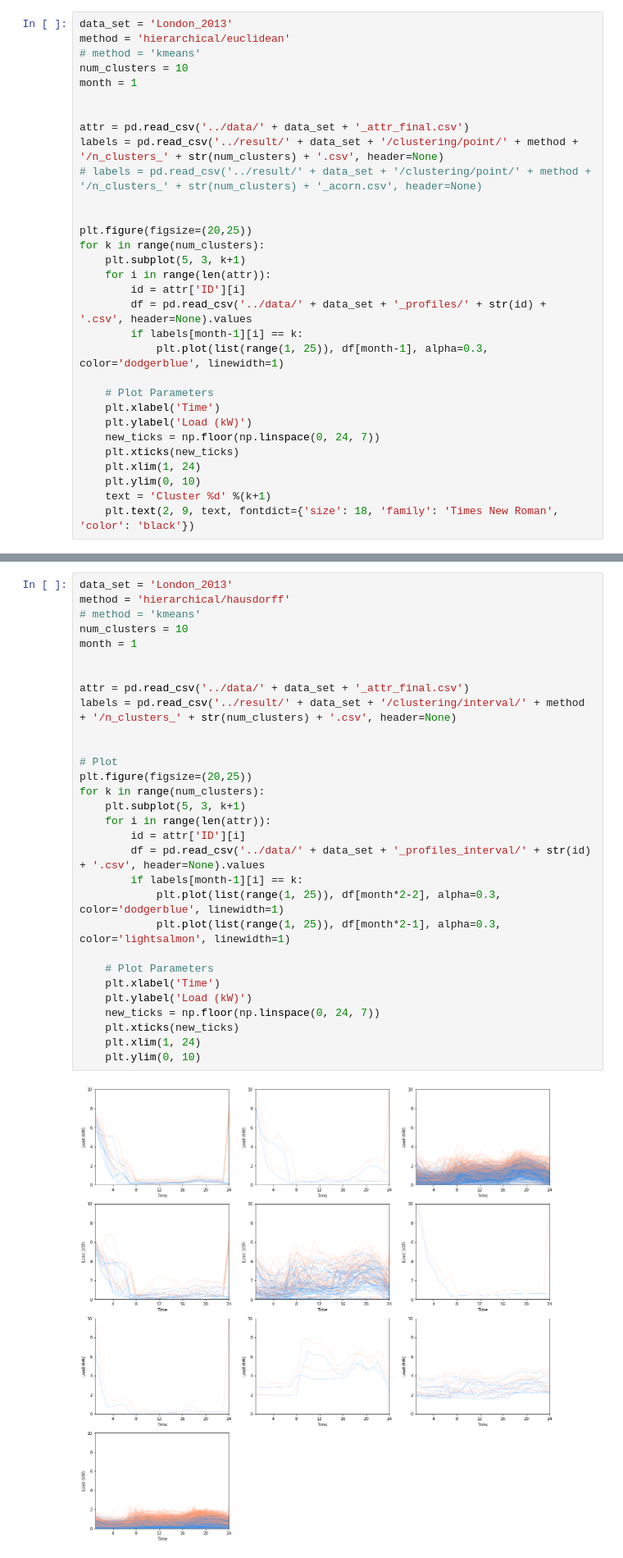
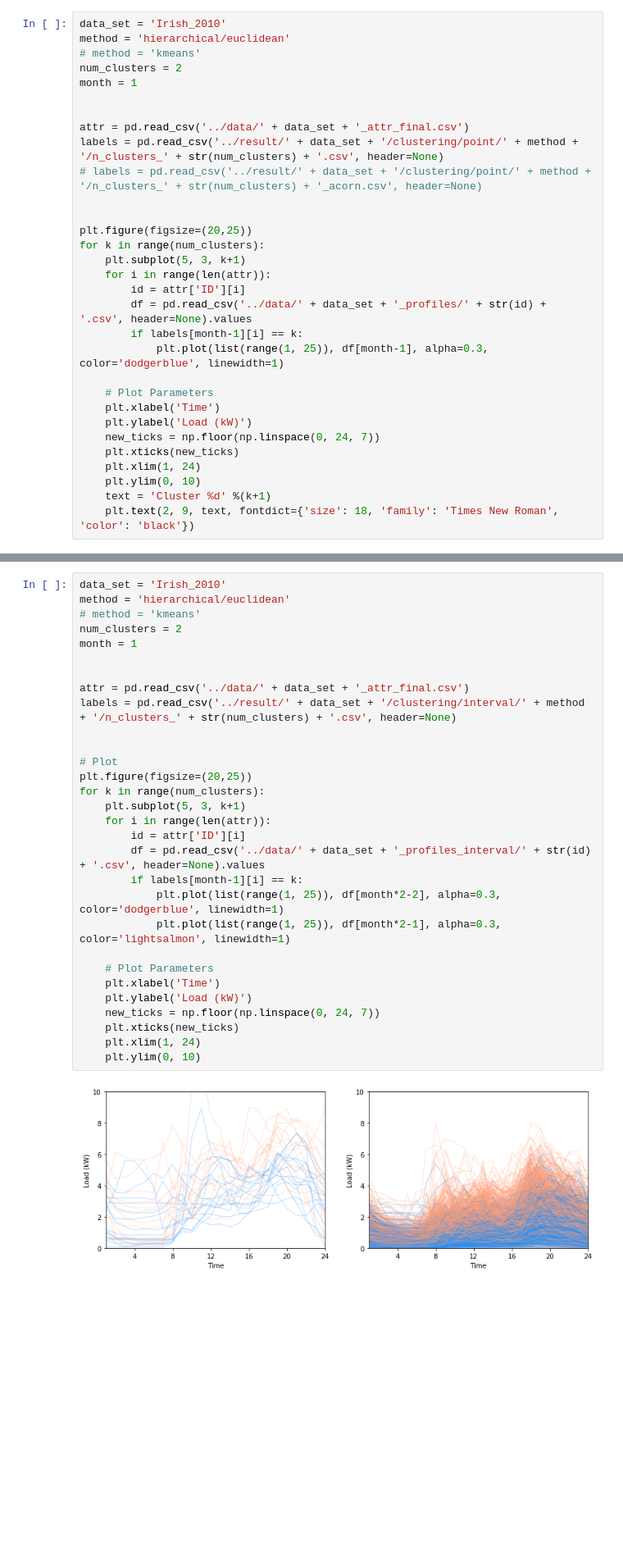
Before and after one commit to kaishxu/ProbabilisticLoadForecasting, a Jupyter notebook: plot/plot_clustering.ipynb, the cells around one changed output, grey strips where cells are left out. Shown at 82% size. Drawn from its saved outputs; the diff is of its cells as text; blank space fills up the shorter version.

```diff
--- a/plot/plot_clustering.ipynb
+++ b/plot/plot_clustering.ipynb
@@ -15,10 +15,10 @@ import numpy as np
 # %% [markdown]
 ## Plot (point)
 # %%
-data_set = 'London_2013'
+data_set = 'Irish_2010'
 method = 'hierarchical/euclidean'
 # method = 'kmeans'
-num_clusters = 10
+num_clusters = 2
 month = 1
 
 
@@ -50,37 +50,37 @@ for k in range(num_clusters):
 # %% [markdown]
 ## Plot (interval)
 # %%
-data_set = 'London_2013'
-method = 'hierarchical/hausdorff'
+data_set = 'Irish_2010'
+method = 'hierarchical/euclidean'
 # method = 'kmeans'
-num_clusters = 10
+num_clusters = 2
 month = 1
 
 
 attr = pd.read_csv('../data/' + data_set + '_attr_final.csv')
 labels = pd.read_csv('../result/' + data_set + '/clustering/interval/' + method + '/n_clusters_' + str(num_clusters) + '.csv', header=None)
 
 
 # Plot
 plt.figure(figsize=(20,25))
 for k in range(num_clusters):
     plt.subplot(5, 3, k+1)
     for i in range(len(attr)):
         id = attr['ID'][i]
         df = pd.read_csv('../data/' + data_set + '_profiles_interval/' + str(id) + '.csv', header=None).values
         if labels[month-1][i] == k:
             plt.plot(list(range(1, 25)), df[month*2-2], alpha=0.3, color='dodgerblue', linewidth=1)
             plt.plot(list(range(1, 25)), df[month*2-1], alpha=0.3, color='lightsalmon', linewidth=1)
 
     # Plot Parameters
     plt.xlabel('Time')
     plt.ylabel('Load (kW)')
     new_ticks = np.floor(np.linspace(0, 24, 7))
     plt.xticks(new_ticks)
     plt.xlim(1, 24)
     plt.ylim(0, 10)
 # %% [output]
-[figure, old version]
+[figure, new version]
 # %% [markdown]
 ## Plot Acorn groups
 # %%
```
Also changed, not shown: parts of 1 cell of this notebook, 8 other files.
